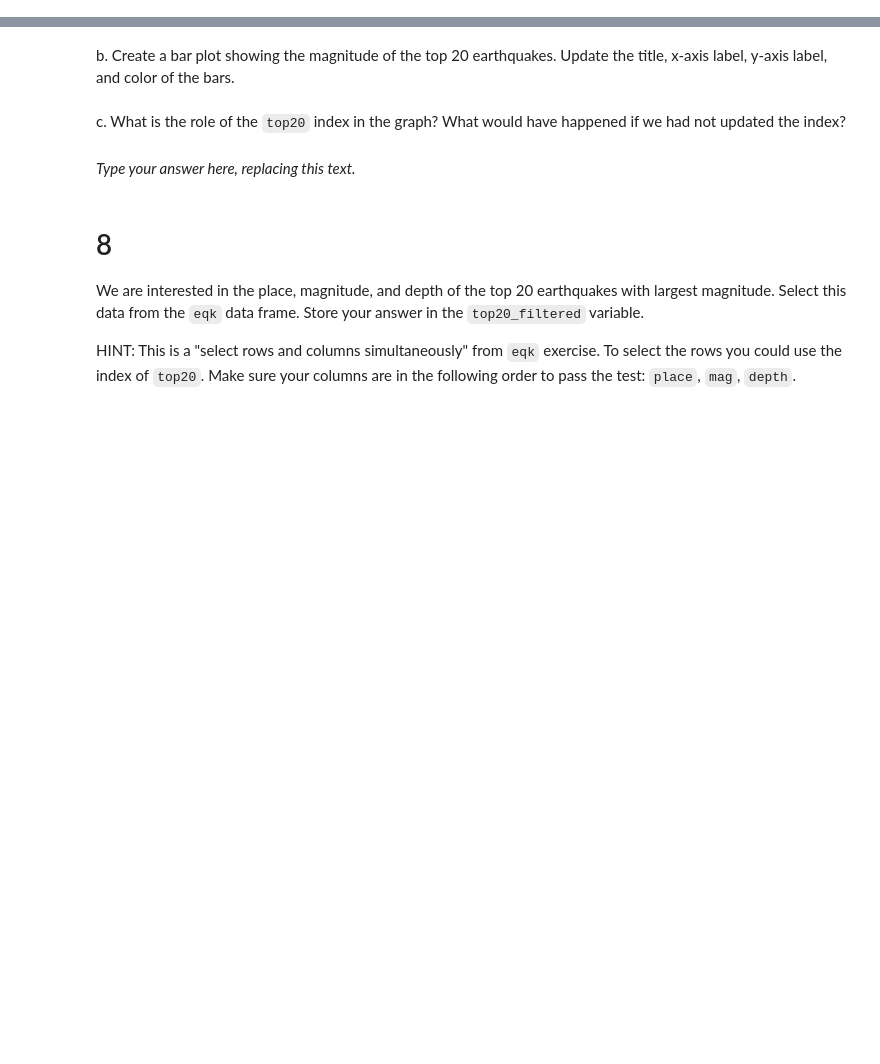
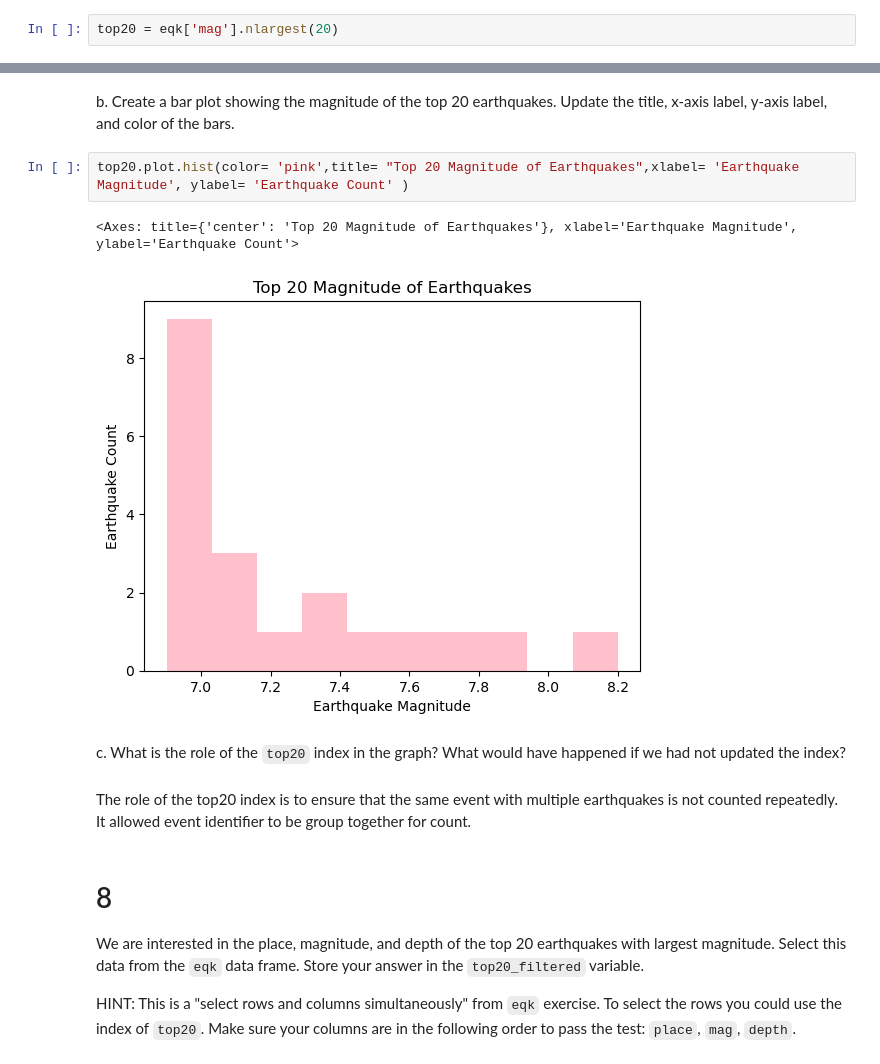
Before and after one commit to Karlavramos/eds220-hwk1, a Jupyter notebook: task3/hwk1-task3-earthquakes.ipynb, the cells around one changed output, grey strips where cells are left out. Drawn from its saved outputs; the diff is of its cells as text; blank space fills up the shorter version.

```diff
--- a/task3/hwk1-task3-earthquakes.ipynb
+++ b/task3/hwk1-task3-earthquakes.ipynb
@@ -200,3 +198,5 @@ top20 = ...
+# %%
+top20 = eqk['mag'].nlargest(20)
 # %%
 # View the dataframe
 top20
@@ -206,14 +226,19 @@ grader.check("q7_a")
 <!-- BEGIN QUESTION -->
 
 b. Create a bar plot showing the magnitude of the top 20 earthquakes. Update the title, x-axis label, y-axis label, and color of the bars.
+# %%
+top20.plot.hist(color= 'pink',title= "Top 20 Magnitude of Earthquakes",xlabel= 'Earthquake Magnitude', ylabel= 'Earthquake Count' )
+# %% [output]
+<Axes: title={'center': 'Top 20 Magnitude of Earthquakes'}, xlabel='Earthquake Magnitude', ylabel='Earthquake Count'>
+[figure, added]
 # %% [markdown]
 <!-- END QUESTION -->
 
 <!-- BEGIN QUESTION -->
 
 c. What is the role of the `top20` index in the graph? What would have happened if we had not updated the index?
-# %% [markdown]
-_Type your answer here, replacing this text._
+# %% [markdown]
+The role of the top20 index is to ensure that the same event with multiple earthquakes is not counted repeatedly. It allowed event identifier to be group together for count.
 # %% [markdown]
 <!-- END QUESTION -->
 
```
Also changed, not shown: parts of 3 cells of this notebook.
